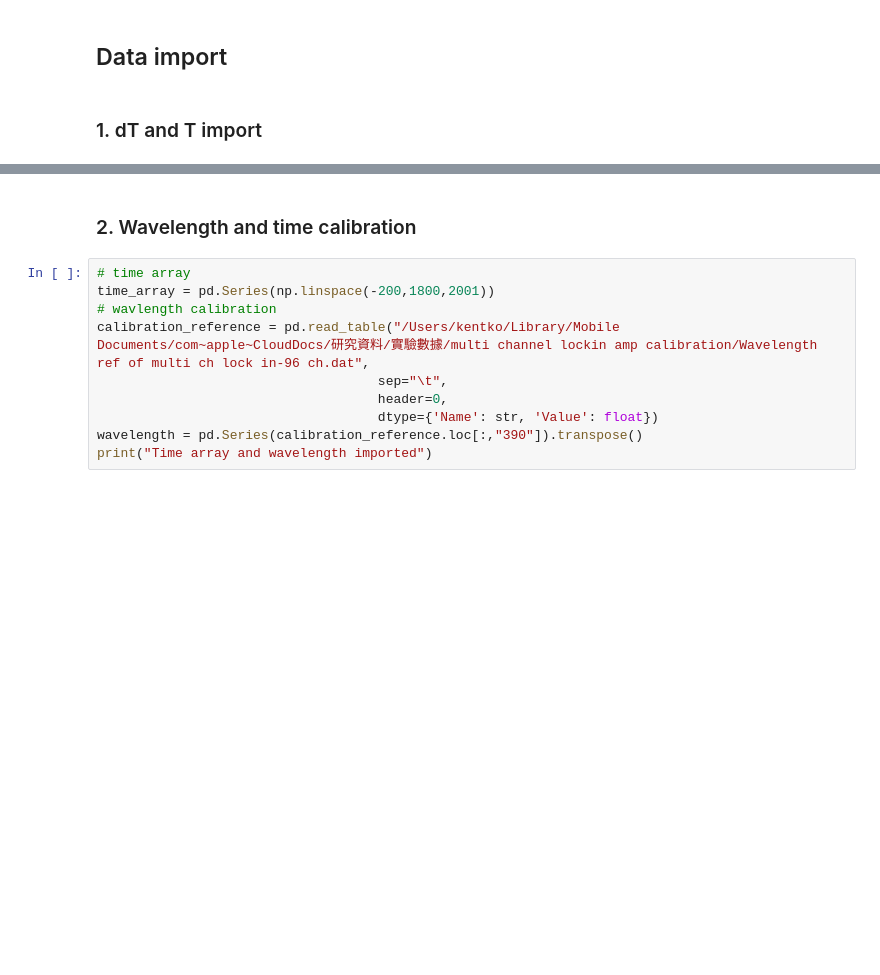
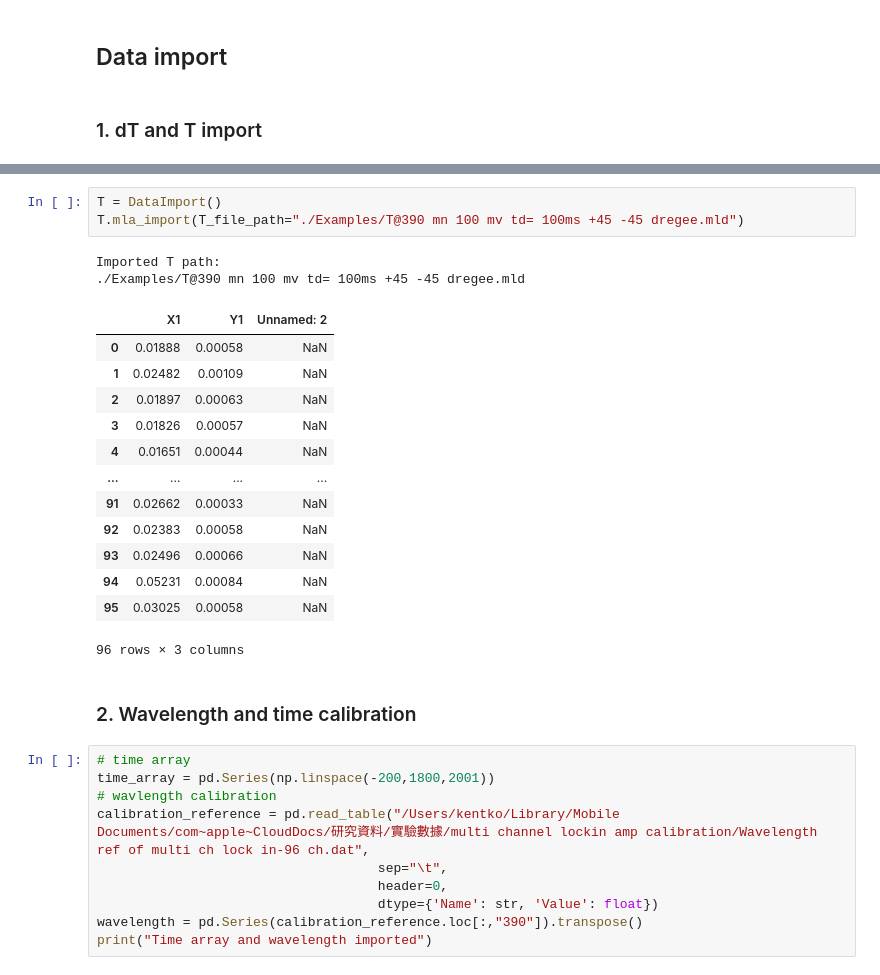
Before and after one commit to YingKuanKo/Time-resolved-spectroscopy-analysis-, a Jupyter notebook: DMSO(20220415) .ipynb, the cells around one changed output, grey strips where cells are left out. Cells and saved outputs as stored; diff of their text form; blank space fills up the shorter version.

```diff
--- a/DMSO(20220415) .ipynb
+++ b/DMSO(20220415) .ipynb
@@ -88,3 +107,22 @@ Imported T path:
+# %%
+T = DataImport()
+T.mla_import(T_file_path="./Examples/T@390 mn 100 mv td= 100ms +45 -45 dregee.mld")
+# %% [output]
+Imported T path:
+./Examples/T@390 mn 100 mv td= 100ms +45 -45 dregee.mld
+|  | X1 | Y1 | Unnamed: 2 |
+| 0 | 0.01888 | 0.00058 | NaN |
+| 1 | 0.02482 | 0.00109 | NaN |
+| 2 | 0.01897 | 0.00063 | NaN |
+| 3 | 0.01826 | 0.00057 | NaN |
+| 4 | 0.01651 | 0.00044 | NaN |
+| ... | ... | ... | ... |
+| 91 | 0.02662 | 0.00033 | NaN |
+| 92 | 0.02383 | 0.00058 | NaN |
+| 93 | 0.02496 | 0.00066 | NaN |
+| 94 | 0.05231 | 0.00084 | NaN |
+| 95 | 0.03025 | 0.00058 | NaN |
+96 rows × 3 columns
 # %% [markdown]
 ### 2. Wavelength and time calibration
 # %%
```
Also changed, not shown: parts of 15 cells of this notebook.
